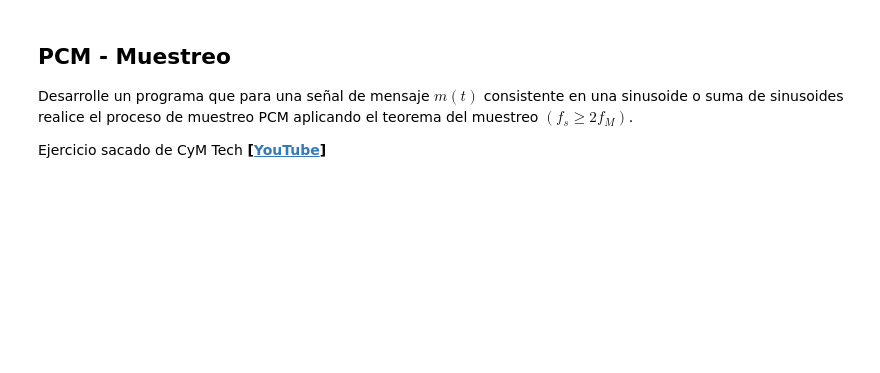
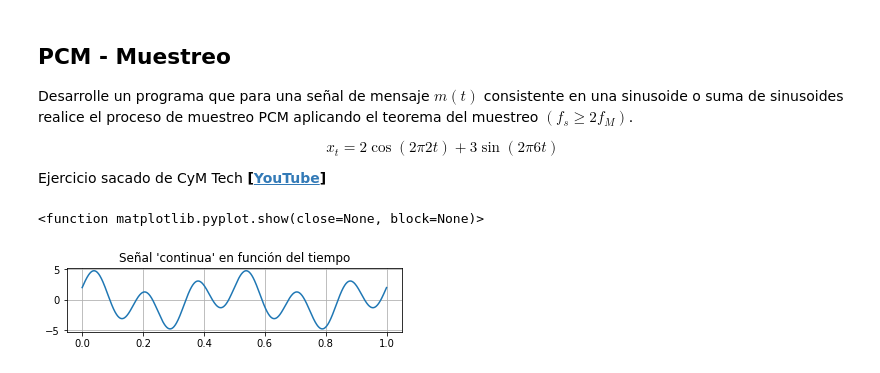
Before and after one commit to crvargasm/ApuntesTISC, a Jupyter notebook: ejercicioMuestreo.ipynb, the cells around one changed output. Saved outputs shown, nothing was run; the diff lists cells and outputs as text; code cells hidden in the pictures; blank space fills up the shorter version.

```diff
--- a/ejercicioMuestreo.ipynb
+++ b/ejercicioMuestreo.ipynb
@@ -3,4 +3,22 @@
 
 Desarrolle un programa que para una señal de mensaje $m(t)$ consistente en una sinusoide o suma de sinusoides realice el proceso de muestreo PCM aplicando el teorema del muestreo $(f_s \geq 2f_M)$.
 
+$$x_t = 2\cos(2\pi 2 t) + 3\sin(2\pi 6t)$$
+
 Ejercicio sacado de CyM Tech **[[YouTube](https://www.youtube.com/watch?v=bYdPrk6o2aM)]**
+# %%
+import matplotlib.pyplot as plt
+import numpy as np
+
+#Señal de tiempo "Continuo"
+t = np.linspace(0, 1, 1000)     #Tiempo desde 0 hasta 1 (sg) con 1000 steps entre ese intervalo
+x_t = 2*np.cos(2*np.pi*2*t)+3*np.sin(2*np.pi*6*t)   #Abstracción de nuestra función de tiempo
+
+plt.subplot(3,1,1)
+plt.plot(t, x_t)
+plt.grid("True")
+plt.title("Señal 'continua' en función del tiempo")
+plt.show
+# %% [output]
+<function matplotlib.pyplot.show(close=None, block=None)>
+[figure, added]
```
Also changed, not shown: parts of 3 cells of this notebook.
